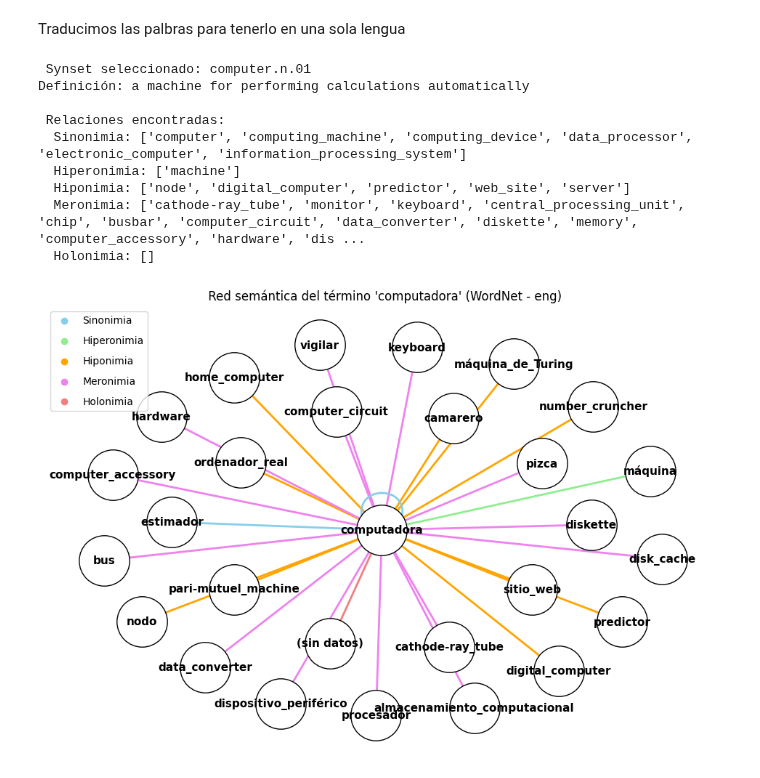
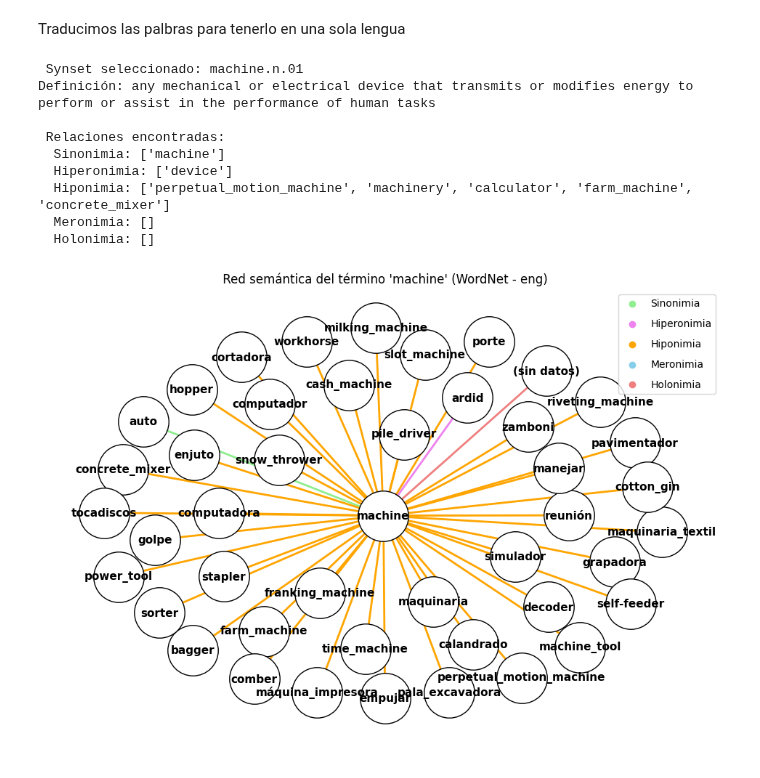
Before and after one commit to 1Enrique9/Ciencia-de-Datos, a Jupyter notebook: 7mo/Lenguaje_Natural/Tareas/Actividades Sumativas/Tema5/T5_AS2_Villalon.ipynb, the cells around one changed output. Saved outputs shown, nothing was run; the diff lists cells and outputs as text; code cells hidden in the pictures.

```diff
--- a/7mo/Lenguaje_Natural/Tareas/Actividades Sumativas/Tema5/T5_AS2_Villalon.ipynb
+++ b/7mo/Lenguaje_Natural/Tareas/Actividades Sumativas/Tema5/T5_AS2_Villalon.ipynb
@@ -125,10 +125,10 @@ def crear_red_semantica(palabra, idioma='eng'):
 
     #  Colores por tipo de relación
     colores = {
-        "sinonimia": "skyblue",
-        "hiperonimia": "lightgreen",
+        "sinonimia": "lightgreen",
+        "hiperonimia": "violet",
         "hiponimia": "orange",
-        "meronimia": "violet",
+        "meronimia": "skyblue",
         "holonimia": "lightcoral"
     }
     edge_colors = [colores[G[u][v]['tipo']] for u, v in G.edges()]
@@ -149,15 +149,15 @@ def crear_red_semantica(palabra, idioma='eng'):
     plt.axis("off")
     plt.show()
 # %%
-crear_red_semantica("computer", idioma="eng")
+crear_red_semantica("machine")
 # %% [output]
- Synset seleccionado: computer.n.01
-Definición: a machine for performing calculations automatically
+ Synset seleccionado: machine.n.01
+Definición: any mechanical or electrical device that transmits or modifies energy to perform or assist in the performance of human tasks
 
  Relaciones encontradas:
-  Sinonimia: ['computer', 'computing_machine', 'computing_device', 'data_processor', 'electronic_computer', 'information_processing_system']
-  Hiperonimia: ['machine']
-  Hiponimia: ['node', 'digital_computer', 'predictor', 'web_site', 'server']
-  Meronimia: ['cathode-ray_tube', 'monitor', 'keyboard', 'central_processing_unit', 'chip', 'busbar', 'computer_circuit', 'data_converter', 'diskette', 'memory', 'computer_accessory', 'hardware', 'dis ...
+  Sinonimia: ['machine']
+  Hiperonimia: ['device']
+  Hiponimia: ['perpetual_motion_machine', 'machinery', 'calculator', 'farm_machine', 'concrete_mixer']
+  Meronimia: []
   Holonimia: []
-[figure, old version]
+[figure, new version]
```
Also changed, not shown: 1 other file.
